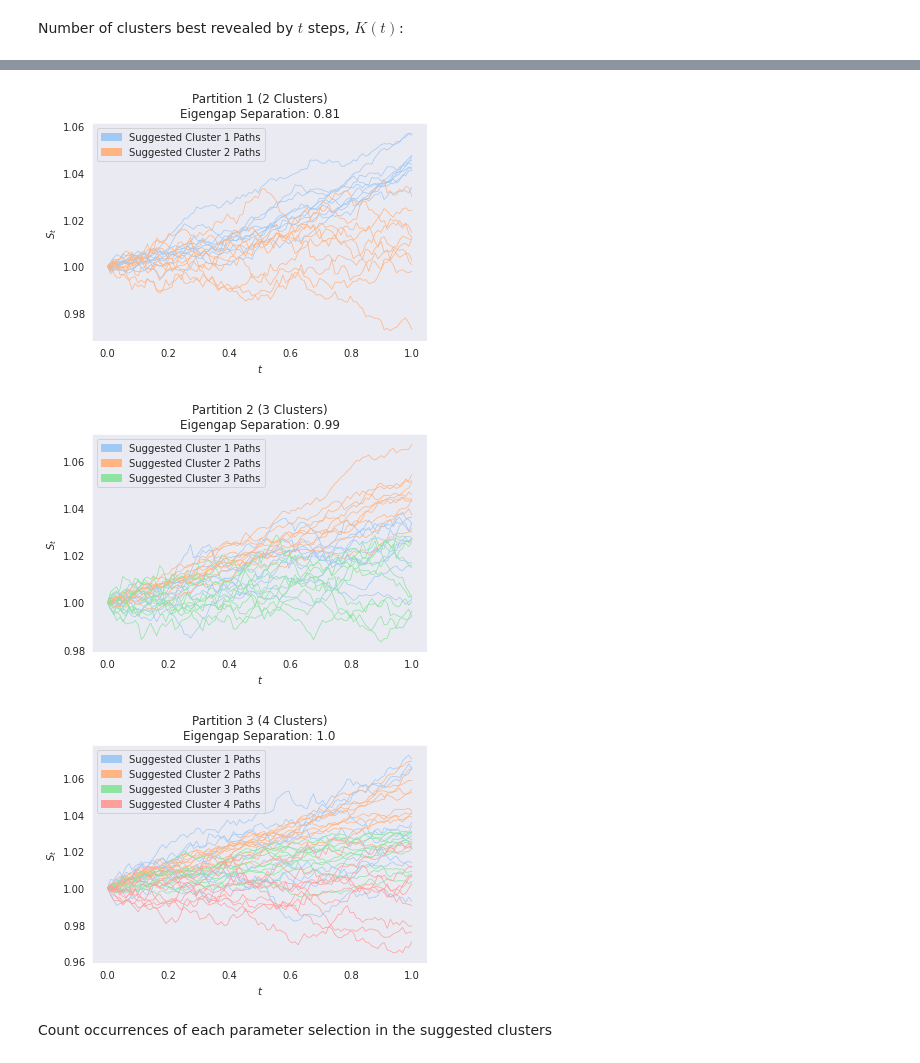
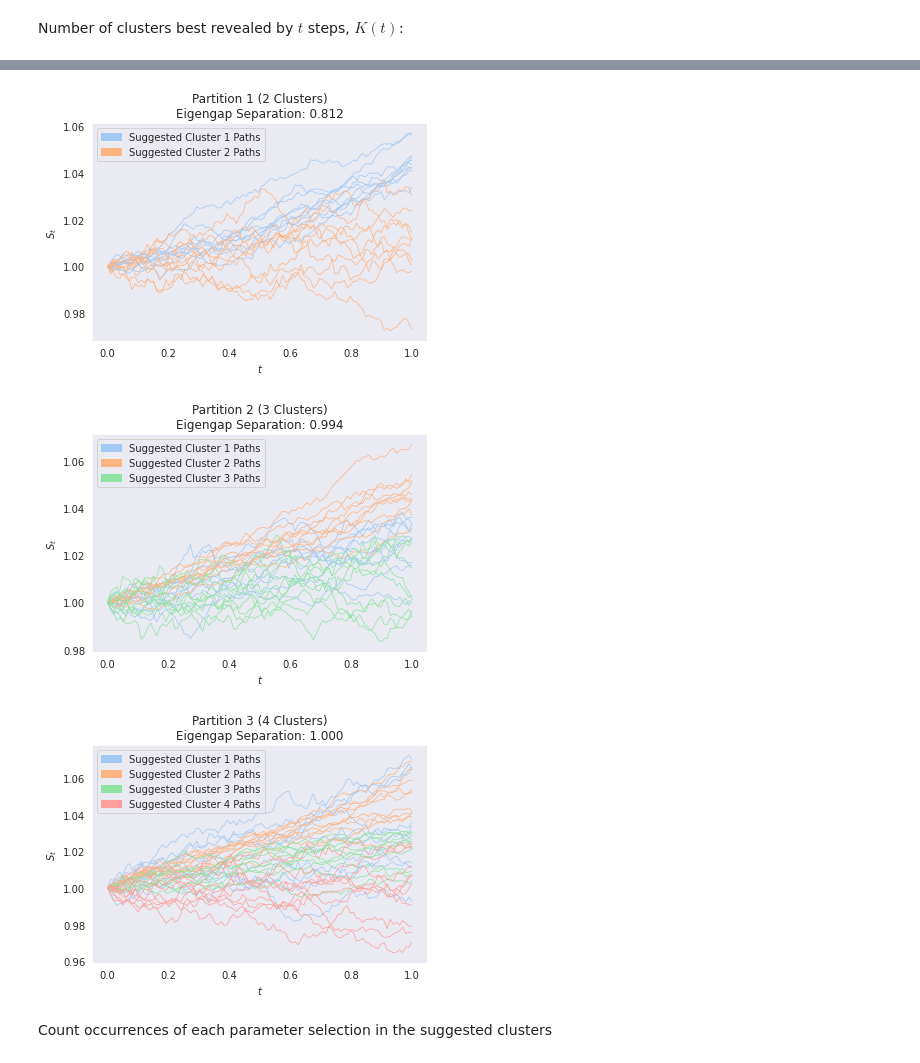
Before and after one commit to mcindoe/regimedetection, a Jupyter notebook: examples/brownianpaths/main.ipynb, the cells around one changed output, grey strips where cells are left out. Cells and saved outputs as stored; diff of their text form; code cells hidden in the pictures.

```diff
--- a/examples/brownianpaths/main.ipynb
+++ b/examples/brownianpaths/main.ipynb
@@ -342,37 +342,37 @@ for partition_idx, (partition, partition_suitability) in enumerate(suggested_par
         )
         plotted_paths = suggested_cluster_paths[plotted_path_indices]
 
         for path in plotted_paths:
             plt.plot(
                 time_steps,
                 path,
                 color = cluster_colour,
                 lw = 0.7
             )
 
         plot_legend_entries.append(
             mpatches.Patch(
                 color = cluster_colour,
                 label = f"Suggested Cluster {cluster_idx + 1} Paths"
             )
         )
 
     plot_title = f"Partition {partition_idx+1} ({len(partition)} Clusters)"
-    plot_title += f"\nEigengap Separation: {round(partition_suitability, 2)}"
+    plot_title += "\nEigengap Separation: %.3f" % partition_suitability
 
     plt.title(plot_title)
     plt.xlabel('$t$')
     plt.ylabel('$S_t$')
     plt.legend(handles=plot_legend_entries)
 
     if SAVE_FIGURES:
         plt.savefig(f"img/suggestedClusterPathsPartition{partition_idx+1}")
 
     plt.show()
 # %% [output]
-[figure, old version]
+[figure, new version]
-[figure, old version]
+[figure, new version]
-[figure, old version]
+[figure, new version]
 # %% [markdown]
 Count occurrences of each parameter selection in the suggested clusters
 # %%
```
Also changed, not shown: parts of 1 cell of this notebook, 9 other files.
